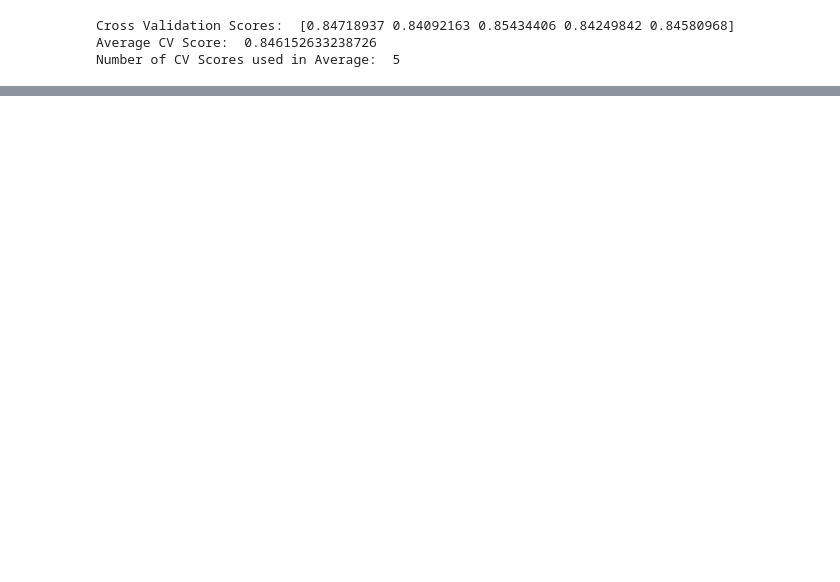
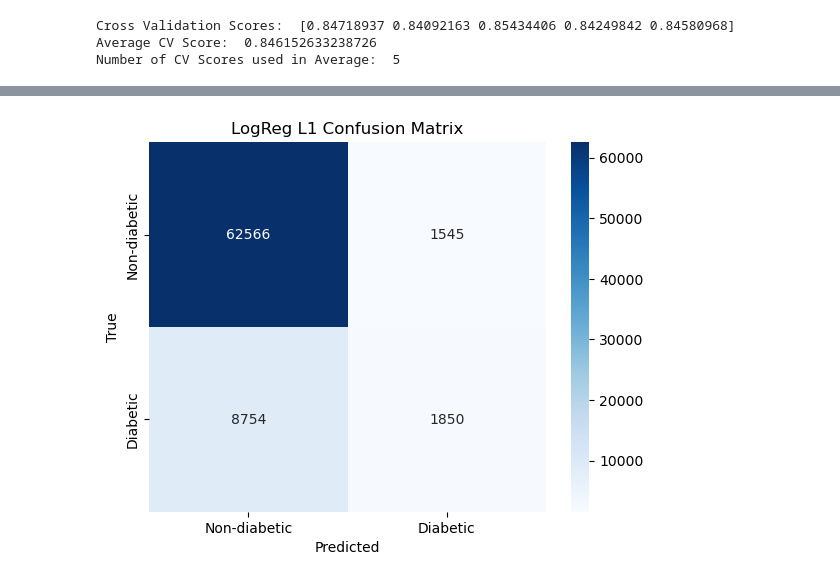
Before and after one commit to AarushRaheja/Diabetes-Prediction-Model, a Jupyter notebook: Poly2.ipynb, the cells around one changed output, grey strips where cells are left out. Cells and saved outputs as stored; diff of their text form; code cells hidden in the pictures; blank space fills up the shorter version.

```diff
--- a/Poly2.ipynb
+++ b/Poly2.ipynb
@@ -449,0 +450,96 @@ Passing `palette` without assigning `hue` is deprecated and will be removed in v
+# %%
+# ===============================
+# 1) Imports
+# ===============================
+import numpy as np
+import pandas as pd
+import matplotlib.pyplot as plt
+import seaborn as sns
+
+from sklearn.model_selection import train_test_split
+from sklearn.linear_model import LogisticRegression
+from sklearn.ensemble import RandomForestClassifier
+from sklearn.dummy import DummyClassifier
+from sklearn.metrics import (
+    accuracy_score, precision_score, recall_score, f1_score, roc_auc_score,
+    classification_report, confusion_matrix, roc_curve
+)
+
+# ===============================
+# 2) Train-test split
+# ===============================
+X1 = df1.drop('Diabetes_012', axis=1)
+y1 = df1['Diabetes_012']
+
+# Keep only binary outcome (0 = non-diabetic, 2 = diabetic)
+mask = (y1 != 1)  # remove pre-diabetes
+X1 = X1[mask]
+y1 = y1[mask].replace(2, 1)  # map 2 → 1
+
+X1_train, X1_test, y1_train, y1_test = train_test_split(
+    X1, y1, test_size=0.3, random_state=42, stratify=y1
+)
+
+# ===============================
+# 3) Define models
+# ===============================
+L1 = LogisticRegression(penalty='l1', solver='liblinear', random_state=42)
+model3 = LogisticRegression(penalty='l2', solver='liblinear', random_state=42)
+clf1 = RandomForestClassifier(n_estimators=100, random_state=42)
+dummy_clf = DummyClassifier(strategy="most_frequent")
+
+models = {
+    "LogReg L1": L1,
+    "LogReg L2": model3,
+    "Random Forest": clf1,
+    "Dummy Classifier": dummy_clf
+}
+
+# ===============================
+# 4) Train + Predict + Evaluate
+# ===============================
+def show_metrics(name, y_true, y_pred, y_prob=None):
+    print(f"\n=== {name} ===")
+    print("Accuracy :", accuracy_score(y_true, y_pred))
+    print("Precision:", precision_score(y_true, y_pred, zero_division=0))
+    print("Recall   :", recall_score(y_true, y_pred, zero_division=0))
+    print("F1-score :", f1_score(y_true, y_pred, zero_division=0))
+    if y_prob is not None:
+        print("ROC-AUC  :", roc_auc_score(y_true, y_prob))
+    print(classification_report(y_true, y_pred, target_names=['non-diabetic','diabetic']))
+
+    # Confusion matrix
+    cm = confusion_matrix(y_true, y_pred)
+    sns.heatmap(cm, annot=True, fmt="d", cmap="Blues", xticklabels=['Non-diabetic','Diabetic'], yticklabels=['Non-diabetic','Diabetic'])
+    plt.title(f"{name} Confusion Matrix")
+    plt.ylabel("True")
+    plt.xlabel("Predicted")
+    plt.show()
+
+# Train + evaluate each
+results = {}
+for name, model in models.items():
+    model.fit(X1_train, y1_train)
+    y_pred = model.predict(X1_test)
+    y_prob = model.predict_proba(X1_test)[:,1] if hasattr(model,"predict_proba") else None
+    show_metrics(name, y1_test, y_pred, y_prob)
+    results[name] = (y_pred, y_prob)
+
+# ===============================
+# 5) ROC Curves
+# ===============================
+plt.figure(figsize=(7,6))
+
+for name, (y_pred, y_prob) in results.items():
+    if y_prob is not None:
+        fpr, tpr, _ = roc_curve(y1_test, y_prob)
+        auc = roc_auc_score(y1_test, y_prob)
+        plt.plot(fpr, tpr, label=f"{name} (AUC={auc:.3f})")
+
+plt.plot([0,1],[0,1],'k--',label="Chance")
+plt.xlabel("False Positive Rate")
+plt.ylabel("True Positive Rate")
+plt.title("ROC Curves")
+plt.legend()
+plt.show()
+# %% [output]
@@ -449,0 +560 @@ Passing `palette` without assigning `hue` is deprecated and will be removed in v
+[figure, added]
```
Also changed, not shown: parts of 15 cells of this notebook, 1 other file.
